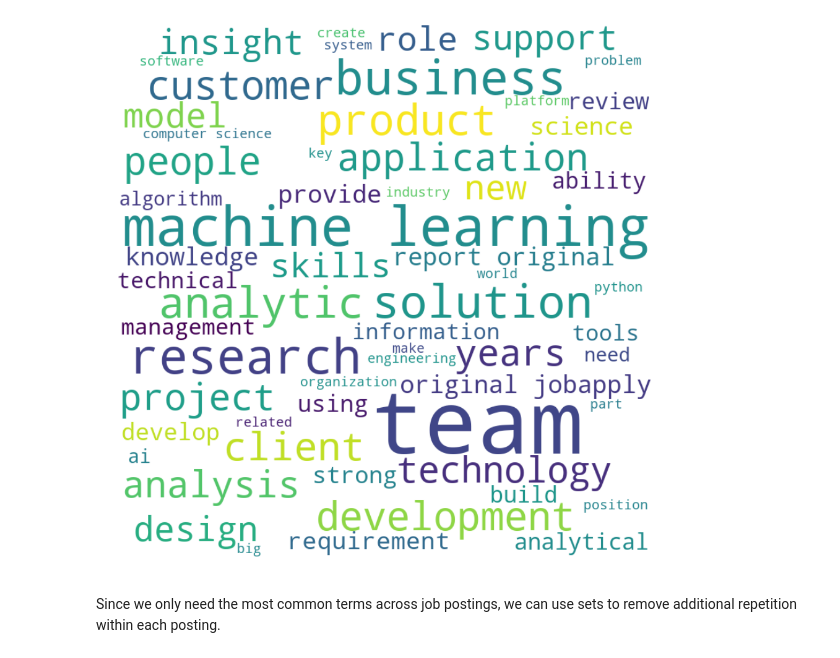
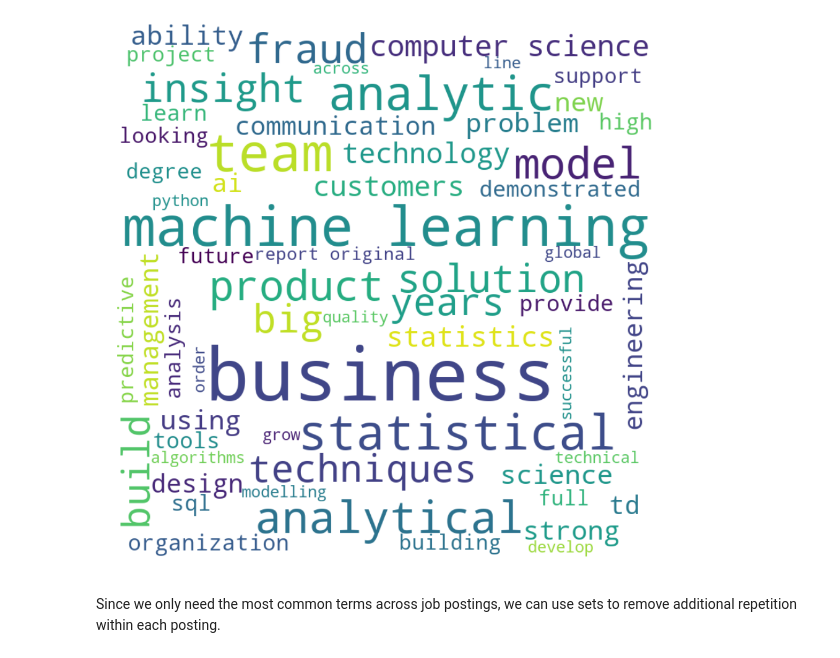
Before and after one commit to georgeliu1998/ideal_profiles, a Jupyter notebook: ideal_profiles_2.ipynb, the cells around one changed output. Cells and saved outputs as stored; diff of their text form; code cells hidden in the pictures.

```diff
--- a/ideal_profiles_2.ipynb
+++ b/ideal_profiles_2.ipynb
@@ -164,0 +179,16 @@ def get_all_postings(query, num_pages, location='Toronto'):
+# %%
+def load_data(file_name):
+    """
+    Open the saved json data file and load the data into a dict.
+
+    Argument:
+    file_name -- the saved file name, e.g. "machine_learning_engineer.json"
+
+    Returns:
+    postings_dict -- data in dict format
+
+    """
+
+    with open(file_name, 'r') as f:
+        postings_dict = json.load(f)
+        return postings_dict
@@ -179,7 +230,7 @@ def plot_wc(text, max_words=200, stopwords_list=[], to_file_name=None):
 
     wordcloud = WordCloud(background_color='white',
                          stopwords=stopwords,
-                         prefer_horizontal=1,
+                         #prefer_horizontal=1,
                          max_words=max_words,
                          min_font_size=6,
                          scale=1,
@@ -230,0 +251,2 @@ with open('postings.json', 'r') as f:
+# %%
+data = load_data('data_scientist.json')
@@ -231,13 +273,13 @@ with open('postings.json', 'r') as f:
 # %%
 # Take the first 100 postings and make a wordcloud plot
 text = []
-for i in range(1, 101):
-    text.append(data[i]['posting'])
+for i in range(0, 10):
+    text.append(data[str(i)]['posting'])
 text = " ".join(text)
 plot_wc(text, max_words=60,
         stopwords_list=stopwords_list,
         to_file_name='wc_raw')
 # %% [output]
-[figure, old version]
+[figure, new version]
 # %% [markdown]
 Since we only need the most common terms across job postings, we can use sets to remove additional repetition within each posting.
```
Also changed, not shown: parts of 24 cells of this notebook.
